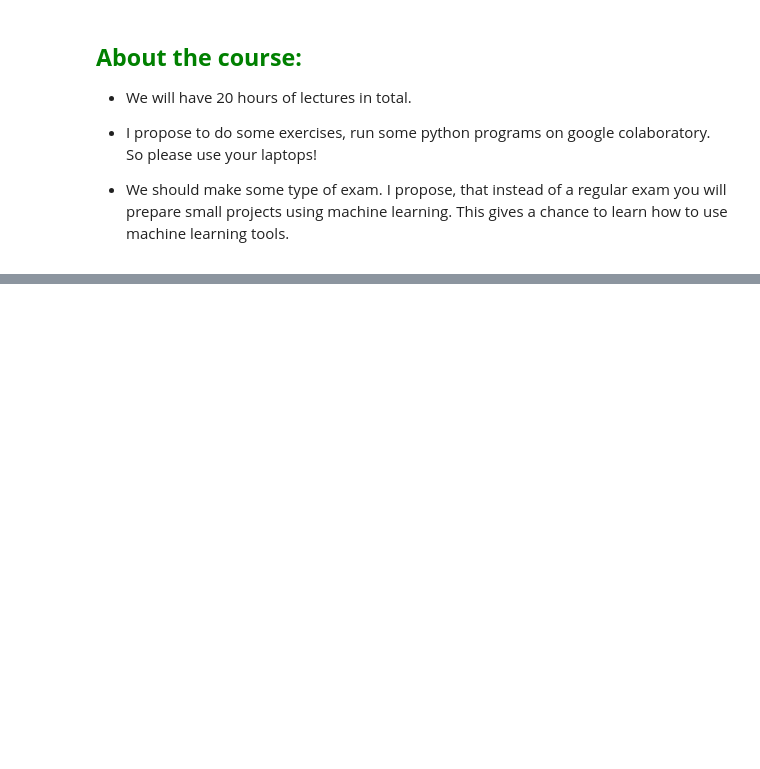
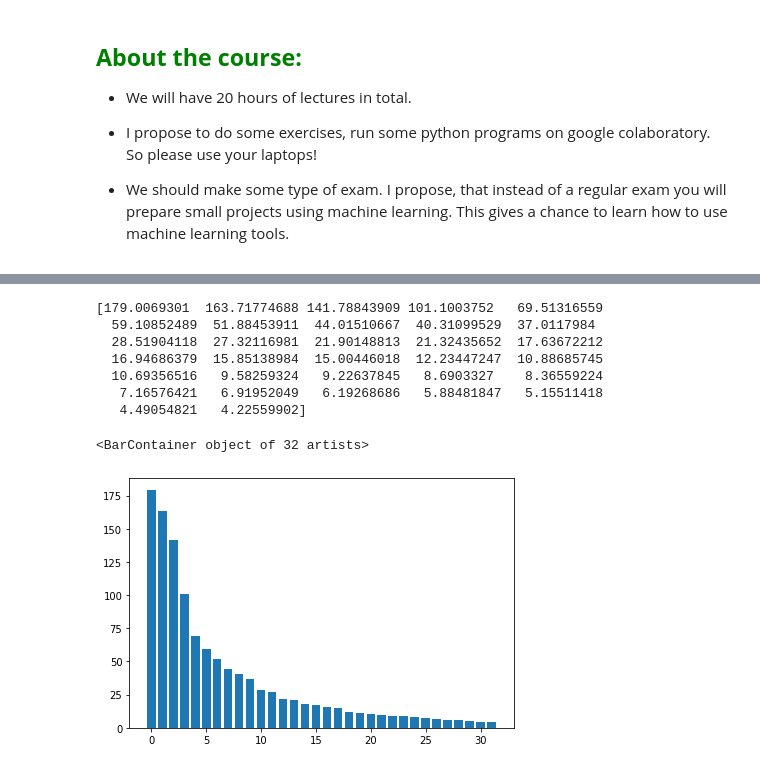
Before and after one commit to marcinwolter/Machine-learning-KISD-2022, a Jupyter notebook: lecture1_intro.ipynb, the cells around one changed output, grey strips where cells are left out. Cells and saved outputs as stored; diff of their text form; code cells hidden in the pictures; blank space fills up the shorter version.

```diff
--- a/lecture1_intro.ipynb
+++ b/lecture1_intro.ipynb
@@ -361,0 +416,17 @@ For brevity of presentation, some redundant (e.g. imports of libraries) or iness
+# %%
+
+principal = pca.explained_variance_
+print(pca.explained_variance_)
+
+fig, ax = plt.subplots(tight_layout=True)
+ax.bar( [x for x in range(principal.size)], principal)
+# %% [output]
+[179.0069301  163.71774688 141.78843909 101.1003752   69.51316559
+  59.10852489  51.88453911  44.01510667  40.31099529  37.0117984
+  28.51904118  27.32116981  21.90148813  21.32435652  17.63672212
+  16.94686379  15.85138984  15.00446018  12.23447247  10.88685745
+  10.69356516   9.58259324   9.22637845   8.6903327    8.36559224
+   7.16576421   6.91952049   6.19268686   5.88481847   5.15511418
+   4.49054821   4.22559902]
+<BarContainer object of 32 artists>
+[figure, added]
```
Also changed, not shown: parts of 62 cells of this notebook.
